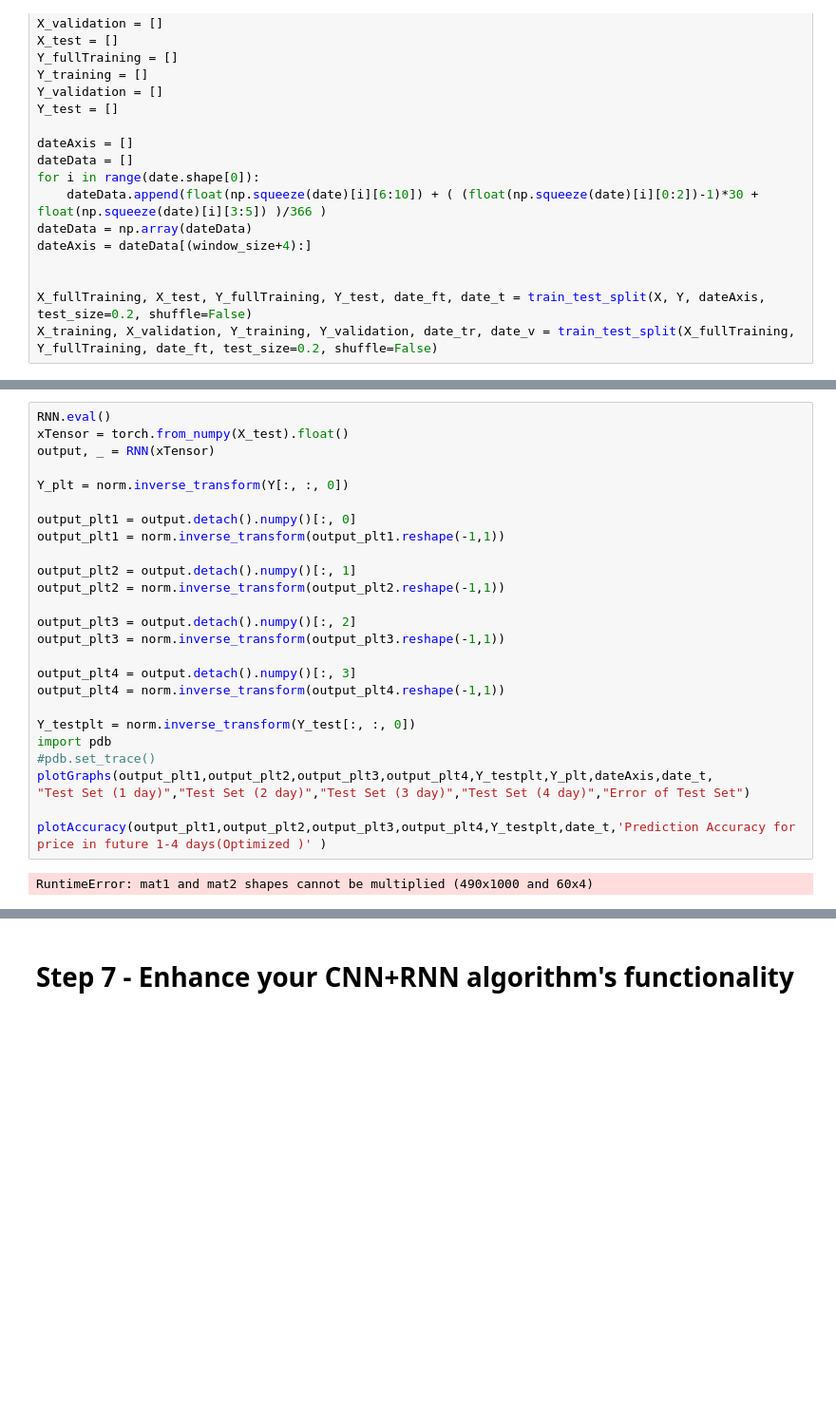
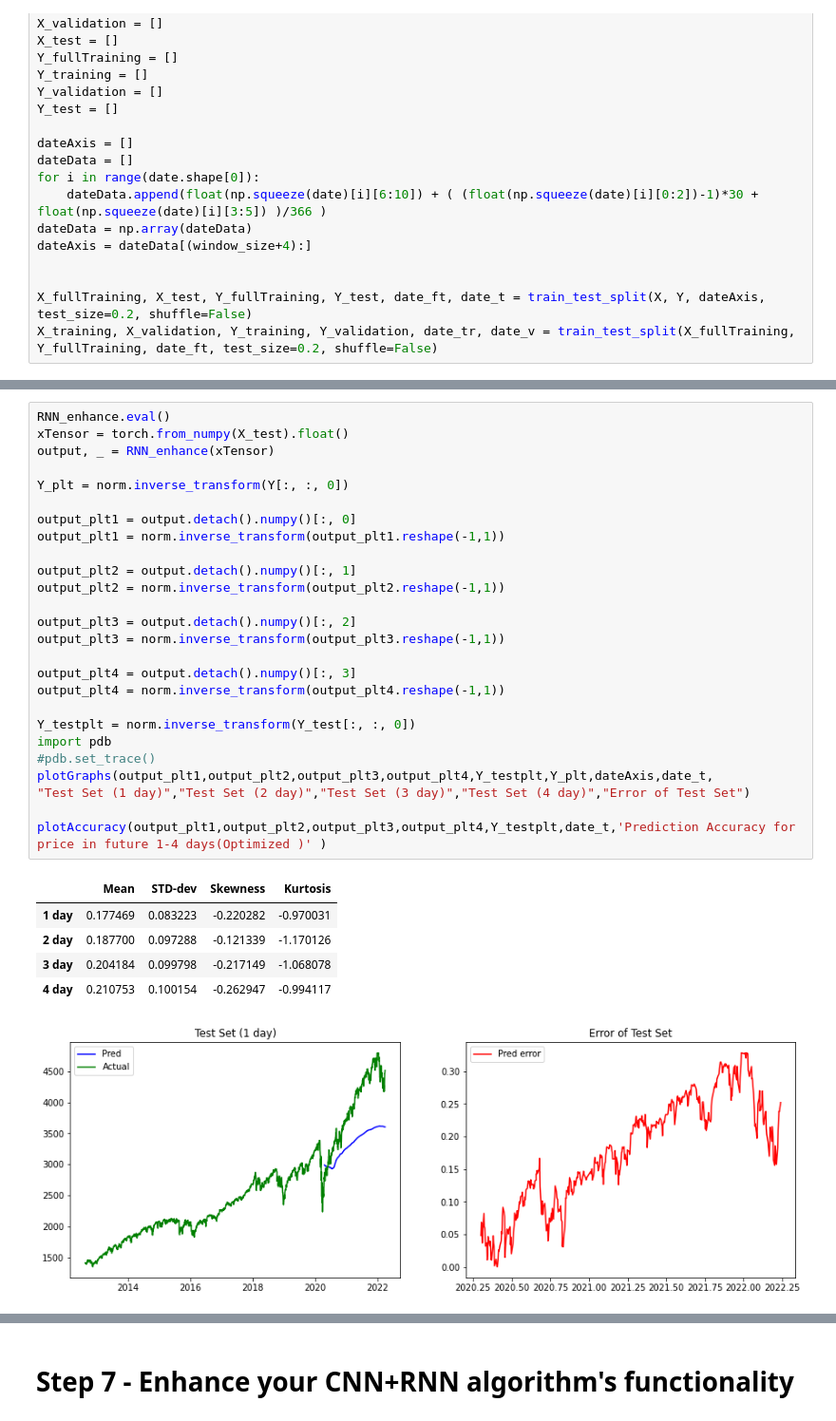
Before and after one commit to Antoljak/CAP6615Group, a Jupyter notebook: Assignment4/assignment4.ipynb, the cells around one changed output, grey strips where cells are left out. Shown: that part at 95% size. Cells and saved outputs as stored; diff of their text form; blank space fills up the shorter version.

```diff
--- a/Assignment4/assignment4.ipynb
+++ b/Assignment4/assignment4.ipynb
@@ -636,28 +655,33 @@ RuntimeError: mat1 and mat2 shapes cannot be multiplied (1564x1000 and 60x4)
 # %%
-RNN.eval()
+RNN_enhance.eval()
 xTensor = torch.from_numpy(X_test).float()
-output, _ = RNN(xTensor)
+output, _ = RNN_enhance(xTensor)
 
 Y_plt = norm.inverse_transform(Y[:, :, 0])
 
 output_plt1 = output.detach().numpy()[:, 0]
 output_plt1 = norm.inverse_transform(output_plt1.reshape(-1,1))
 
 output_plt2 = output.detach().numpy()[:, 1]
 output_plt2 = norm.inverse_transform(output_plt2.reshape(-1,1))
 
 output_plt3 = output.detach().numpy()[:, 2]
 output_plt3 = norm.inverse_transform(output_plt3.reshape(-1,1))
 
 output_plt4 = output.detach().numpy()[:, 3]
 output_plt4 = norm.inverse_transform(output_plt4.reshape(-1,1))
 
 Y_testplt = norm.inverse_transform(Y_test[:, :, 0])
 import pdb
 #pdb.set_trace()
 plotGraphs(output_plt1,output_plt2,output_plt3,output_plt4,Y_testplt,Y_plt,dateAxis,date_t,
 "Test Set (1 day)","Test Set (2 day)","Test Set (3 day)","Test Set (4 day)","Error of Test Set")
 
 plotAccuracy(output_plt1,output_plt2,output_plt3,output_plt4,Y_testplt,date_t,'Prediction Accuracy for price in future 1-4 days(Optimized )' )
 # %% [output]
-RuntimeError: mat1 and mat2 shapes cannot be multiplied (490x1000 and 60x4)
+|  | Mean | STD-dev | Skewness | Kurtosis |
+| 1 day | 0.177469 | 0.083223 | -0.220282 | -0.970031 |
+| 2 day | 0.187700 | 0.097288 | -0.121339 | -1.170126 |
+| 3 day | 0.204184 | 0.099798 | -0.217149 | -1.068078 |
+| 4 day | 0.210753 | 0.100154 | -0.262947 | -0.994117 |
+[figure, added]
```
Also changed, not shown: parts of 9 cells of this notebook.
